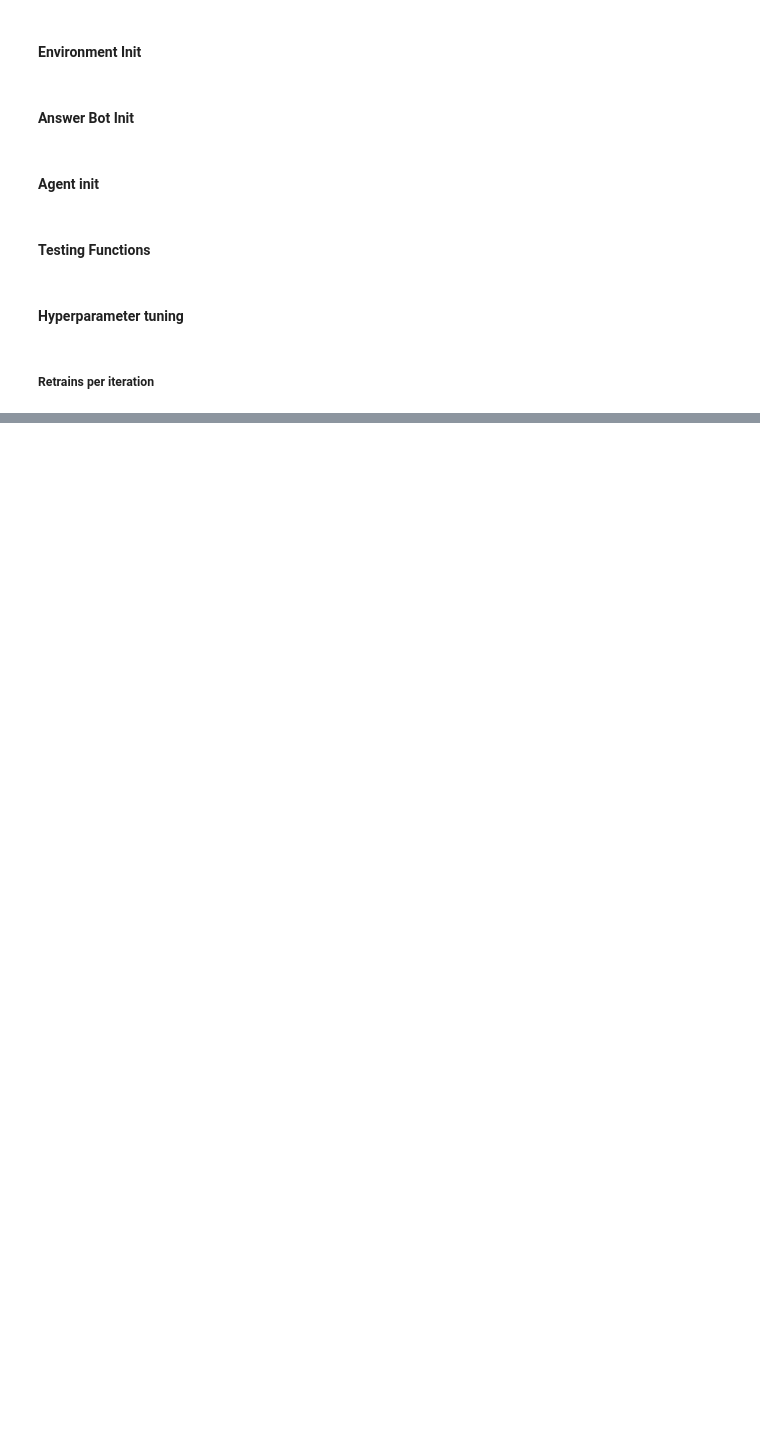
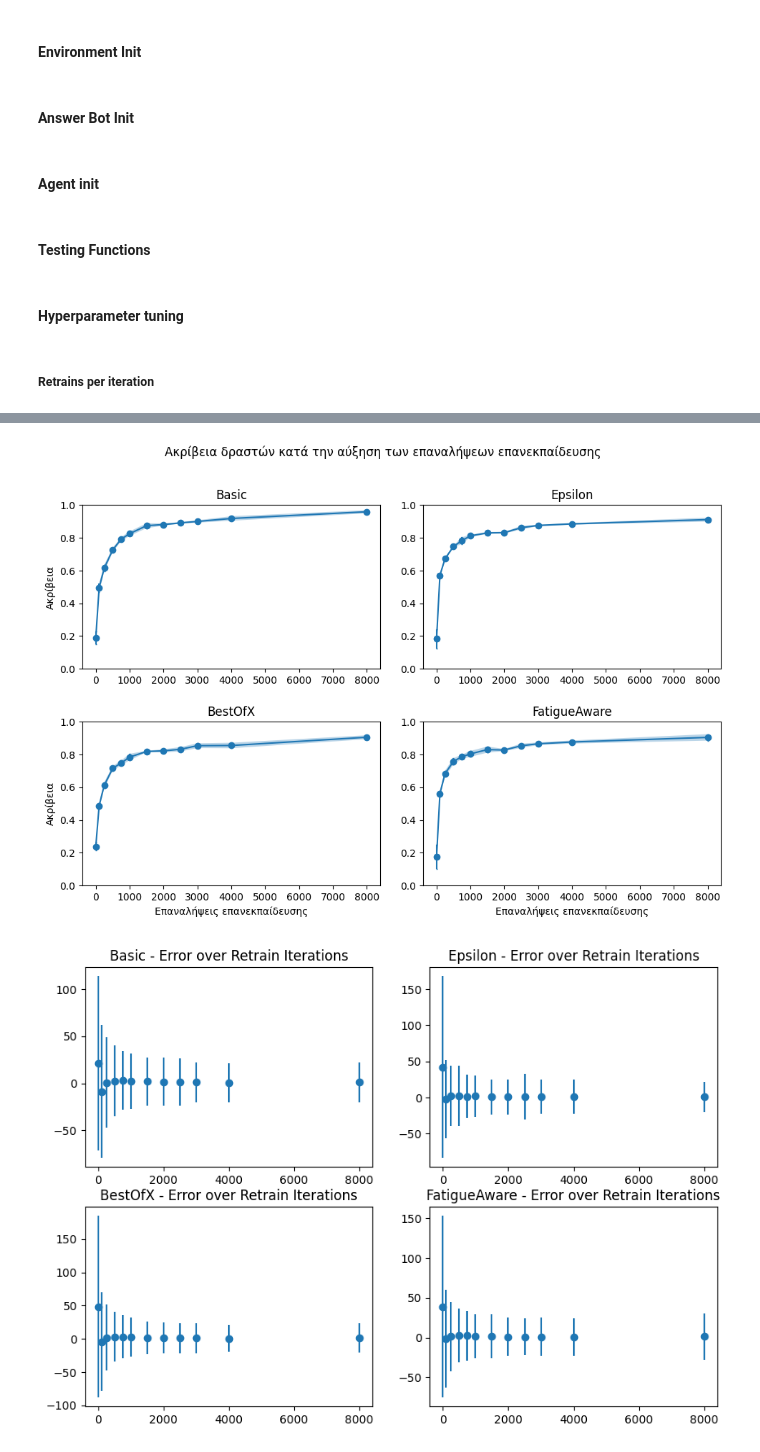
Before and after one commit to JDnikolo/thesis_gamified_hexad_extraction, a Jupyter notebook: RL_system/testing_hyperparameters.ipynb, the cells around one changed output, grey strips where cells are left out. Cells and saved outputs as stored; diff of their text form; code cells hidden in the pictures; blank space fills up the shorter version.

```diff
--- a/RL_system/testing_hyperparameters.ipynb
+++ b/RL_system/testing_hyperparameters.ipynb
@@ -87,7 +100,8 @@ train_error=fa_agent.train(env=env,iterations=training_iterations,trunc_error=Tr
 #Epsilon agent parameters
 epsilon=1
 epsilon_min=0.1
-training_iterations=int(1e6)
+#training_iterations=int(1e6)
+training_iterations=int(10000)
 epsilon_decay=(epsilon-epsilon_min)/(training_iterations*3/4000)
 # %%
 e_agent=EpsilonAGAgent(learn_rate=learn_rate,
@@ -423,0 +317,38 @@ for name,agent in agents.items():
+# %%
+i=1
+for name,agent in agents.items():
+    plt.figure(1)
+    plt.subplot(2,2,i)
+    plt.errorbar(test_range,accs[name]['avg'],accs[name]['std'],marker='o',capsize=1)
+    plt.fill_between(test_range,np.array(accs[name]['avg'])-np.array(accs[name]['std']),np.array(accs[name]['avg'])+np.array(accs[name]['std']),alpha=0.3)
+    plt.tight_layout(pad=2)
+    plt.ylim(0,1)
+    if i in [1,3]:
+        plt.ylabel('Ακρίβεια')
+    if i in [3,4]:
+        plt.xlabel('Επαναλήψεις επανεκπαίδευσης')
+    plt.title("{}".format(name))
+    plt.suptitle("Ακρίβεια δραστών κατά την αύξηση των επαναλήψεων επανεκπαίδευσης")
+    plt.figure(2)
+    plt.subplot(2,2,i)
+    plt.errorbar(test_range,a_e[name]['avg'],a_e[name]['std'],marker='o',linestyle='')
+    plt.title("{} - Error over Retrain Iterations".format(name))
+    plt.figure(3)
+    plt.subplot(2,2,i)
+    y=np.array(d_b[name]['avg'])
+    y_error=np.array(d_b[name]['std'])
+    plt.plot(test_range,y,label='Μέσος όρος')
+    plt.fill_between(test_range,y-y_error/2,y+y_error/2,alpha=0.3,label='Τυπική απόκλιση')
+    plt.legend()
+    plt.title("{}".format(name))
+    plt.tight_layout(pad=2)
+    plt.ylim(0,300)
+    if i in [1,3]:
+        plt.ylabel('Απώλεια Ανταμοιβής')
+    if i in [3,4]:
+        plt.xlabel('Επαναλήψεις επανεκπαίδευσης')
+    plt.suptitle("Απώλεια Ανταμοιβής των δραστών κατά την αύξηση των επαναλήψεων επανεκπαίδευσης")
+    i+=1
+# %% [output]
+[figure, added]
+[figure, added]
```
Also changed, not shown: parts of 19 cells of this notebook, 2 other files.
